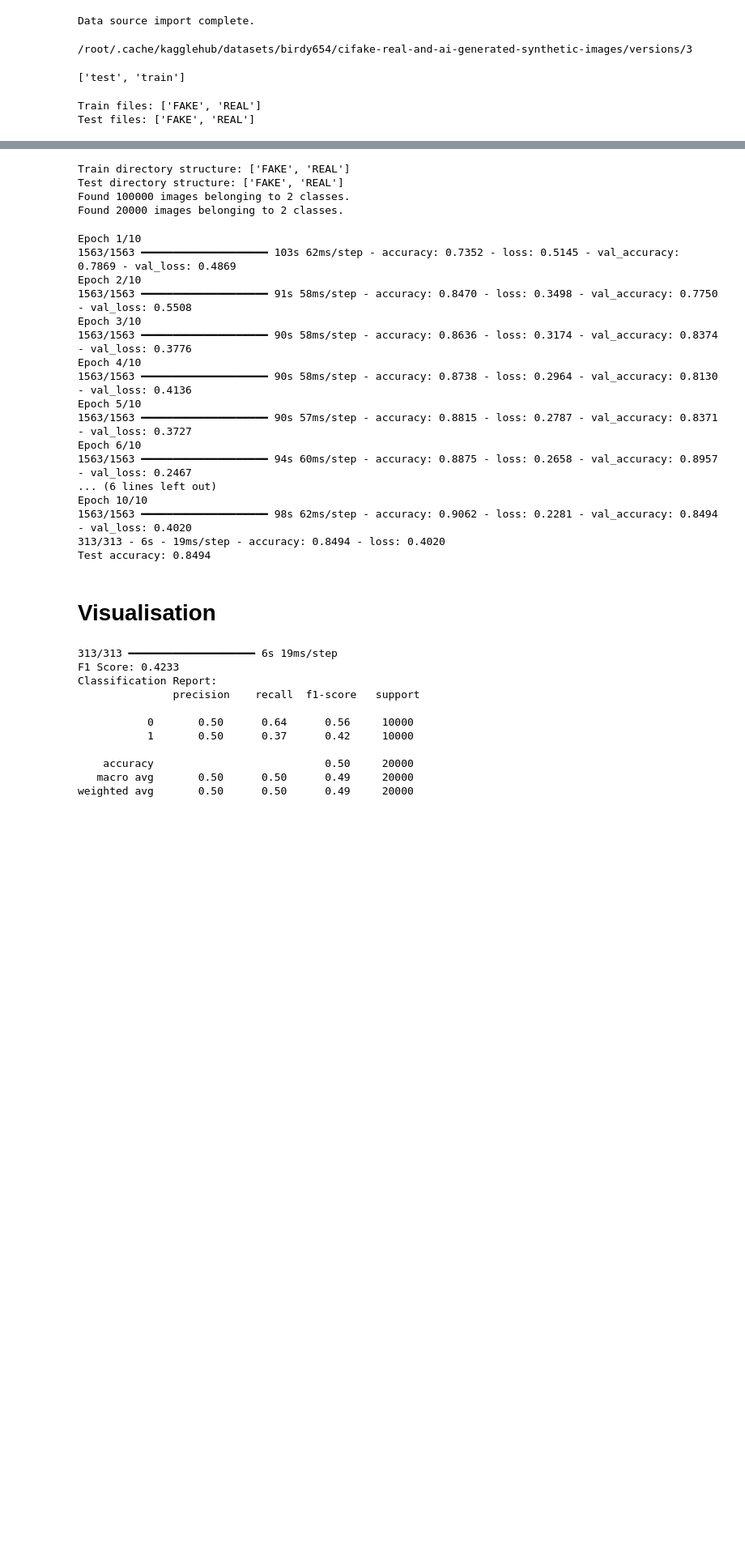
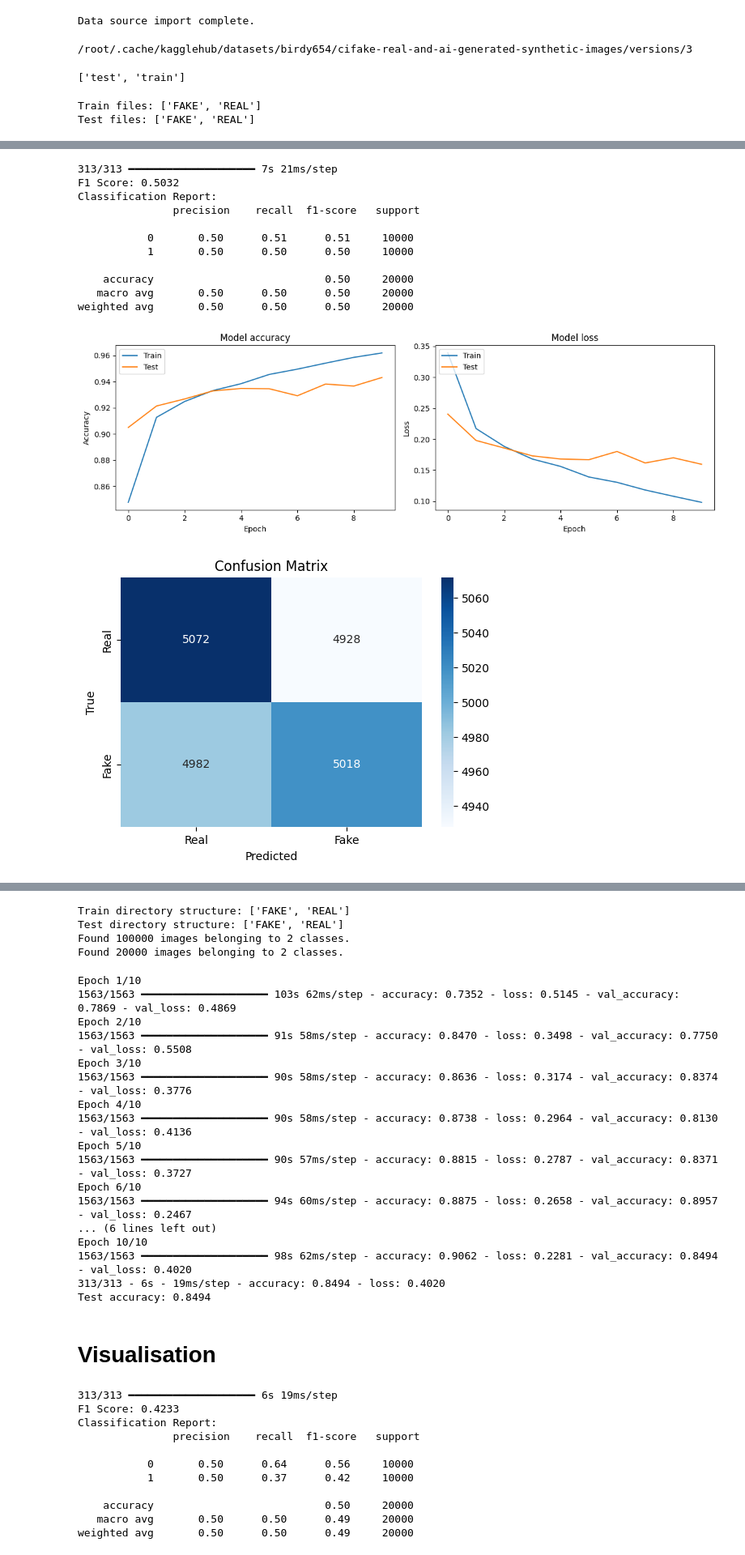
Before and after one commit to Srtharan/CNN-RCNN, a Jupyter notebook: image_classification_using_only_CNN.ipynb, the cells around one changed output, grey strips where cells are left out. Shown at 81% size. Cells and saved outputs as stored; diff of their text form; code cells hidden in the pictures; blank space fills up the shorter version.

```diff
--- a/image_classification_using_only_CNN.ipynb
+++ b/image_classification_using_only_CNN.ipynb
@@ -47,0 +130,80 @@ Test files: ['FAKE', 'REAL']
+# %%
+from sklearn.metrics import confusion_matrix, roc_curve, auc, f1_score, classification_report
+import seaborn as sns
+import matplotlib.pyplot as plt
+
+# Get predictions on the test set
+predictions = model.predict(test_generator)
+y_true = test_generator.classes
+
+# Convert predictions to binary (0 or 1)
+y_pred = (predictions > 0.5).astype(int)
+
+# F1 Score
+f1 = f1_score(y_true, y_pred)
+print(f"F1 Score: {f1:.4f}")
+
+# Classification Report
+print("Classification Report:\n", classification_report(y_true, y_pred))
+
+# Visualize training and validation metrics
+
+# Plot training & validation accuracy values
+plt.figure(figsize=(12, 4))
+plt.subplot(1, 2, 1)
+plt.plot(history.history['accuracy'])
+plt.plot(history.history['val_accuracy'])
+plt.title('Model accuracy')
+plt.ylabel('Accuracy')
+plt.xlabel('Epoch')
+plt.legend(['Train', 'Test'], loc='upper left')
+
+# Plot training & validation loss values
+plt.subplot(1, 2, 2)
+plt.plot(history.history['loss'])
+plt.plot(history.history['val_loss'])
+plt.title('Model loss')
+plt.ylabel('Loss')
+plt.xlabel('Epoch')
+plt.legend(['Train', 'Test'], loc='upper left')
+
+plt.tight_layout()
+plt.show()
+
+# Confusion Matrix
+cm = confusion_matrix(y_true, y_pred)
+plt.figure(figsize=(6, 4))
+sns.heatmap(cm, annot=True, fmt='d', cmap='Blues', xticklabels=['Real', 'Fake'], yticklabels=['Real', 'Fake'])
+plt.xlabel('Predicted')
+plt.ylabel('True')
+plt.title('Confusion Matrix')
+plt.show()
+
+# ROC Curve and AUC
+fpr, tpr, thresholds = roc_curve(y_true, predictions)
+roc_auc = auc(fpr, tpr)
+
+plt.figure(figsize=(6, 4))
+plt.plot(fpr, tpr, label=f'ROC curve (AUC = {roc_auc:.2f})')
+plt.plot([0, 1], [0, 1], 'k--')
+plt.xlim([0.0, 1.0])
+plt.ylim([0.0, 1.05])
+plt.xlabel('False Positive Rate')
+plt.ylabel('True Positive Rate')
+plt.title('Receiver Operating Characteristic (ROC)')
+plt.legend(loc="lower right")
+plt.show()
+# %% [output]
+313/313 ━━━━━━━━━━━━━━━━━━━━ 7s 21ms/step
+F1 Score: 0.5032
+Classification Report:
+               precision    recall  f1-score   support
+
+           0       0.50      0.51      0.51     10000
+           1       0.50      0.50      0.50     10000
+
+    accuracy                           0.50     20000
+   macro avg       0.50      0.50      0.50     20000
+weighted avg       0.50      0.50      0.50     20000
+[figure, added]
+[figure, added]
```
Also changed, not shown: parts of 5 cells of this notebook.
